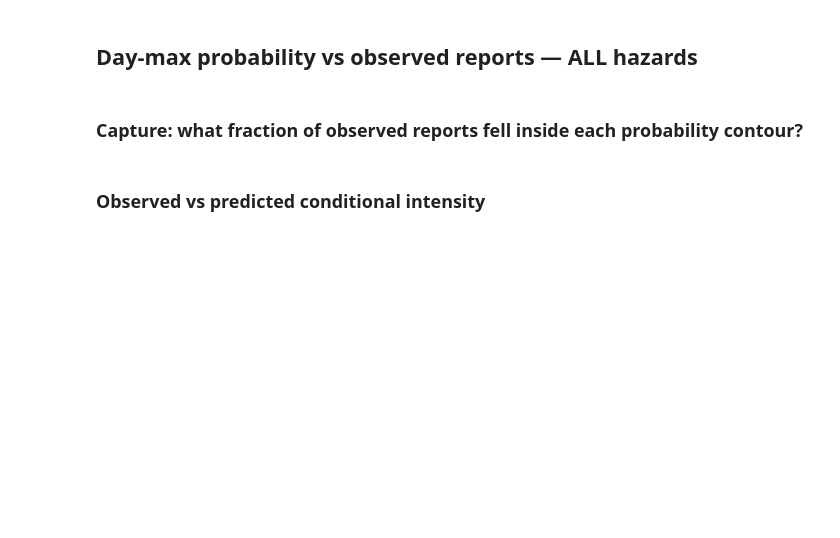
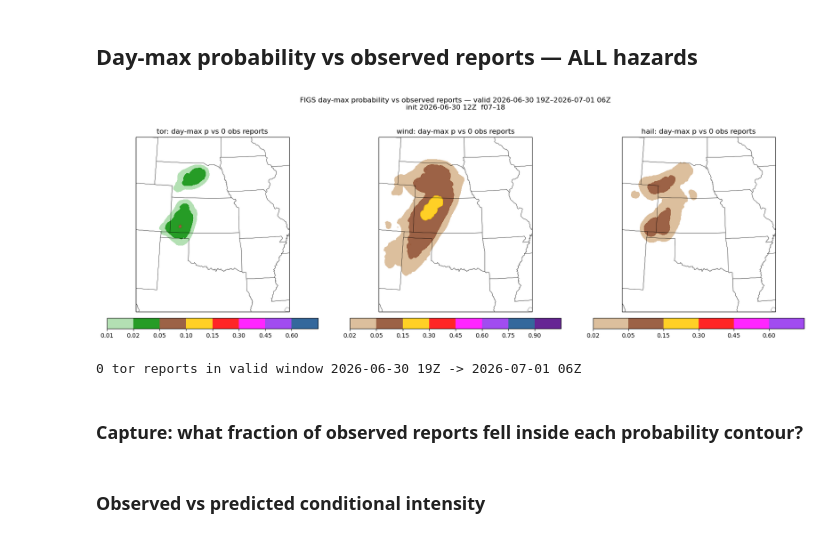
Before and after one commit to jwthiesing/FIGS, a Jupyter notebook: notebooks/01_case_analysis.ipynb, the cells around one changed output. Saved outputs shown, nothing was run; the diff lists cells and outputs as text; code cells hidden in the pictures; blank space fills up the shorter version.

```diff
--- a/notebooks/01_case_analysis.ipynb
+++ b/notebooks/01_case_analysis.ipynb
@@ -207,35 +305,41 @@ if preds:
 import cartopy.crs as ccrs, cartopy.feature as cfeature
 from figs.data.grid import figs_xy, lcc_forward, figs_latlon
 # Observed reports over the FORECAST VALID WINDOW (RUN+min..max FXX). An evening
 # event spills past 00Z into the next UTC day, so fetch every UTC day it spans
 # and filter to the window — a 00Z-00Z calendar fetch would miss those reports.
 v0 = RUN + timedelta(hours=min(FXX)); v1 = RUN + timedelta(hours=max(FXX))
-udays = sorted({v0.replace(hour=0,minute=0,second=0,microsecond=0),
-                v1.replace(hour=0,minute=0,second=0,microsecond=0)})
+_d0 = v0.replace(hour=0,minute=0,second=0,microsecond=0)
+_d1 = v1.replace(hour=0,minute=0,second=0,microsecond=0)
+# ALL calendar days the window touches (not just the 2 endpoints) so a >24h
+# window spanning 3 days doesn't drop the middle day's reports
+udays = [_d0 + timedelta(days=i) for i in range((_d1 - _d0).days + 1)]
 rep_all = pd.concat([reports.reports_for_day(d) for d in udays], ignore_index=True)
 rep_all = rep_all[(rep_all.time >= v0) & (rep_all.time <= v1)]
 lat, lon = figs_latlon()
 proj = ccrs.LambertConformal(central_longitude=-97.5, central_latitude=38.5)
 # day-max probability vs observed reports, one panel per hazard (ALL hazards)
 fig, axes = plt.subplots(1, 3, figsize=(18,6), subplot_kw={'projection': proj})
 for ax, h in zip(axes, C.HAZARDS):
     ax.add_feature(cfeature.STATES, lw=0.3)
     if MAP_EXTENT: ax.set_extent(MAP_EXTENT)
     dmax_h = summary.day_max({f: preds[f][f'p_{h}'] for f in FXX}) if preds else None
     rep_h = rep_all[rep_all.hazard == h]
     lv = list(C.SPC_PROB_LEVELS[h]) + [1.0]
     if dmax_h is not None:
         cf = ax.contourf(lon, lat, dmax_h, levels=lv, colors=plots.PROB_COLORS[h],
                          transform=ccrs.PlateCarree(), alpha=0.85, extend='neither')
         fig.colorbar(cf, ax=ax, orientation='horizontal', pad=0.03, shrink=0.8, ticks=C.SPC_PROB_LEVELS[h])
     ax.scatter(rep_h.lon, rep_h.lat, s=18, c='black', marker='x', lw=0.8, transform=ccrs.PlateCarree())
     ax.set_title(f'{h}: day-max p vs {len(rep_h)} obs reports')
 fig.suptitle(plots._with_run(f'FIGS day-max probability vs observed reports — valid {v0:%Y-%m-%d %HZ}–{v1:%Y-%m-%d %HZ}'), y=1.02)
 plt.tight_layout(); plt.show()
 # selected-hazard views kept for the capture (below) + conditional-intensity cells
 rep = rep_all[rep_all.hazard == HAZARD].copy()
 daymax = summary.day_max({f: preds[f][f'p_{HAZARD}'] for f in FXX}) if preds else None
 print(len(rep), HAZARD, 'reports in valid window', f'{v0:%Y-%m-%d %HZ}', '->', f'{v1:%Y-%m-%d %HZ}')
+# %% [output]
+[figure, added]
+0 tor reports in valid window 2026-06-30 19Z -> 2026-07-01 06Z
 # %% [markdown]
 ### Capture: what fraction of observed reports fell inside each probability contour?
 # %%
```
Also changed, not shown: parts of 21 cells of this notebook, 6 other files.
